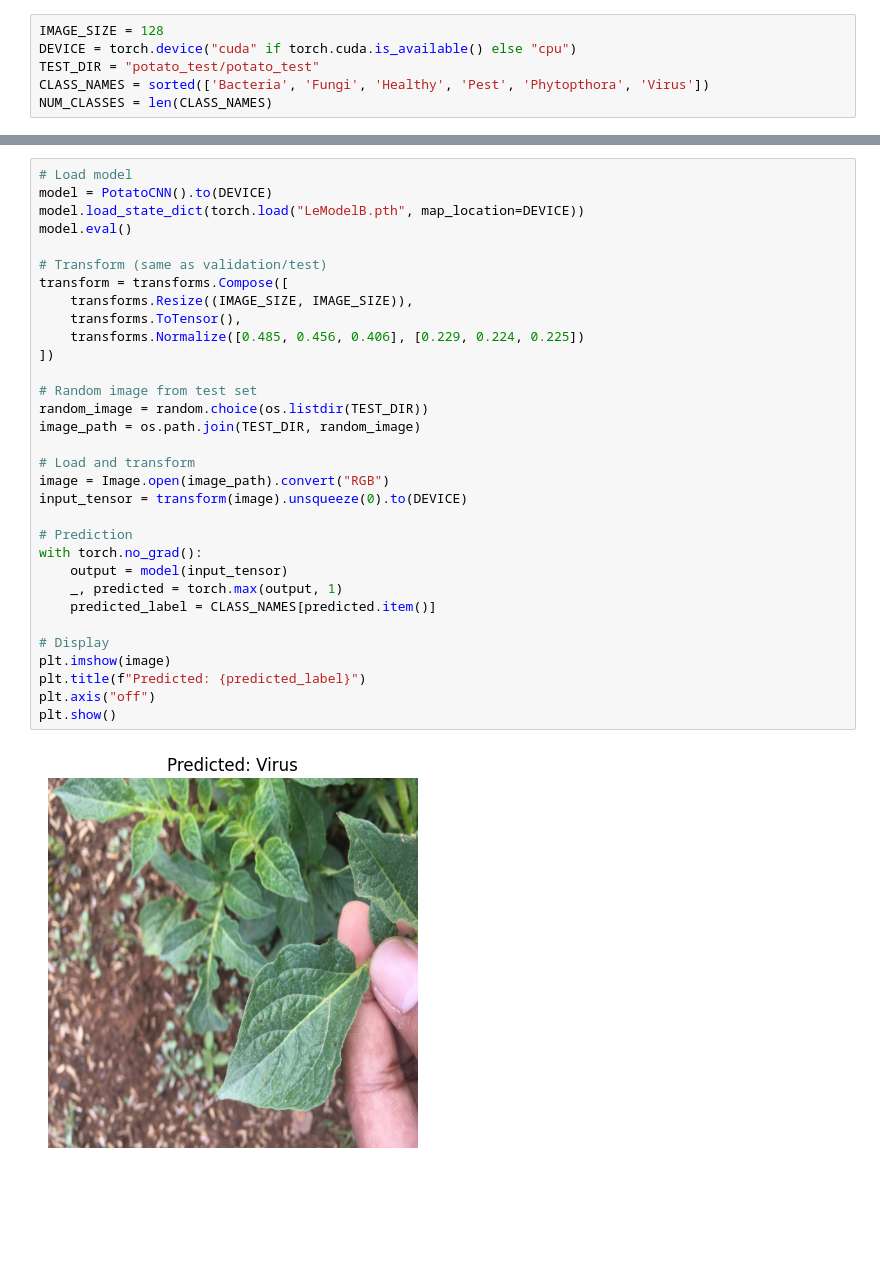
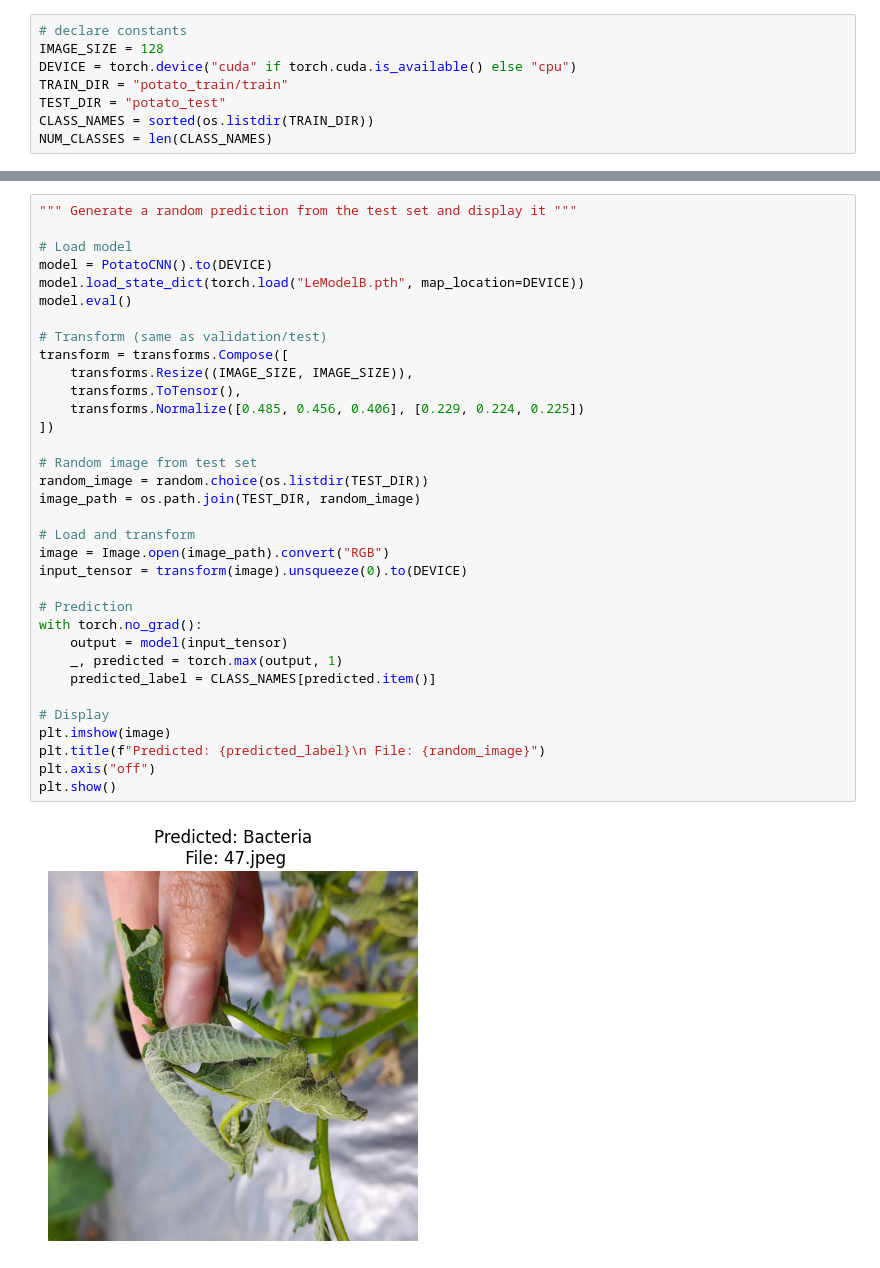
Before and after one commit to disboikaaarl/CS180-LeModel, a Jupyter notebook: Solution B/LeModelSolutionB_demo.ipynb, the cells around one changed output, grey strips where cells are left out. Saved outputs shown, nothing was run; the diff lists cells and outputs as text; blank space fills up the shorter version.

```diff
--- a/Solution B/LeModelSolutionB_demo.ipynb
+++ b/Solution B/LeModelSolutionB_demo.ipynb
@@ -29,9 +30,11 @@ import pandas as pd
 import random
 import matplotlib.pyplot as plt
 # %%
+# declare constants
 IMAGE_SIZE = 128
 DEVICE = torch.device("cuda" if torch.cuda.is_available() else "cpu")
-TEST_DIR = "potato_test/potato_test"
-CLASS_NAMES = sorted(['Bacteria', 'Fungi', 'Healthy', 'Pest', 'Phytopthora', 'Virus'])
+TRAIN_DIR = "potato_train/train"
+TEST_DIR = "potato_test"
+CLASS_NAMES = sorted(os.listdir(TRAIN_DIR))
 NUM_CLASSES = len(CLASS_NAMES)
 # %%
@@ -107,36 +112,38 @@ predict_and_generate_csv()
 # %% [output]
 Submission CSV generated as 'LeModel_SolutionB_PotatoTest_DEMO.csv'.
 # %%
+""" Generate a random prediction from the test set and display it """
+
 # Load model
 model = PotatoCNN().to(DEVICE)
 model.load_state_dict(torch.load("LeModelB.pth", map_location=DEVICE))
 model.eval()
 
 # Transform (same as validation/test)
 transform = transforms.Compose([
     transforms.Resize((IMAGE_SIZE, IMAGE_SIZE)),
     transforms.ToTensor(),
     transforms.Normalize([0.485, 0.456, 0.406], [0.229, 0.224, 0.225])
 ])
 
 # Random image from test set
 random_image = random.choice(os.listdir(TEST_DIR))
 image_path = os.path.join(TEST_DIR, random_image)
 
 # Load and transform
 image = Image.open(image_path).convert("RGB")
 input_tensor = transform(image).unsqueeze(0).to(DEVICE)
 
 # Prediction
 with torch.no_grad():
     output = model(input_tensor)
     _, predicted = torch.max(output, 1)
     predicted_label = CLASS_NAMES[predicted.item()]
 
 # Display
 plt.imshow(image)
-plt.title(f"Predicted: {predicted_label}")
+plt.title(f"Predicted: {predicted_label}\n File: {random_image}")
 plt.axis("off")
 plt.show()
 # %% [output]
-[figure, old version]
+[figure, new version]
```
Also changed, not shown: parts of 3 cells of this notebook, 1 other file.
